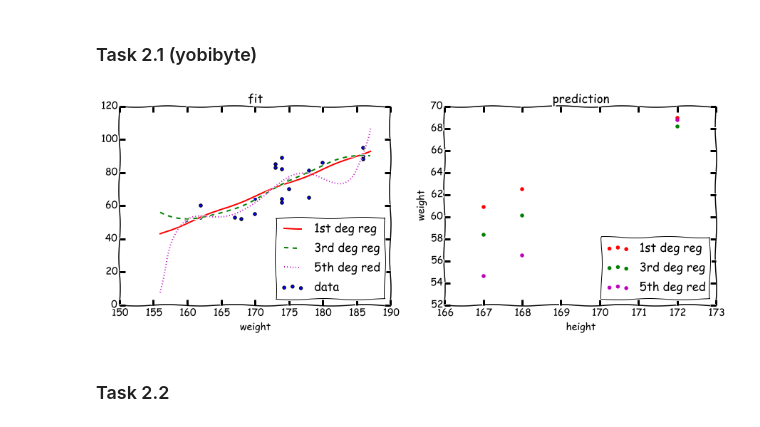
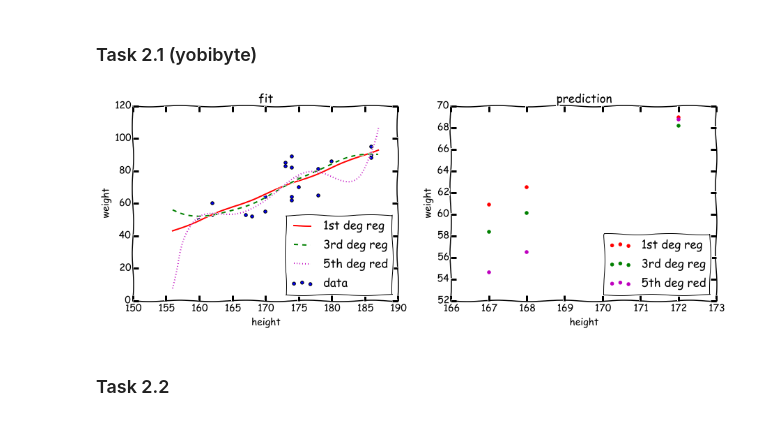
Before and after one commit to liyakun/Pattern-Recognition, a Jupyter notebook: SecondProject/src2.ipynb, the cells around one changed output. Drawn from its saved outputs; the diff is of its cells as text; code cells hidden in the pictures.

```diff
--- a/SecondProject/src2.ipynb
+++ b/SecondProject/src2.ipynb
@@ -45,35 +45,35 @@ hs = np.delete(hs, np.where(ws < 0), None)
 gs = np.delete(gs, np.where(ws < 0), None)
 ws = np.delete(ws, np.where(ws < 0), None)
 
 p = np.poly1d(polyfit(hs,ws,1))
 p3 = np.poly1d(polyfit(hs,ws,3))
 p5 = np.poly1d(polyfit(hs,ws,5))
 xp = np.linspace(156, 187, 100)
 
 colors = ['r'if el=='f' else 'b' for el in gs]
 
 fig,axes = subplots(ncols=2, figsize=(15,5))
 ax = axes[0]
 ax2 = axes[1]
 
 ax.set_title('fit')
 ax.set_xlabel('height')
-ax.set_xlabel('weight')
+ax.set_ylabel('weight')
 ax.scatter(hs, ws, label='data')
 ax.plot(xp, p(xp), '-', label='1st deg reg', color='r')
 ax.plot(xp, p3(xp), '--', label='3rd deg reg',color='g')
 ax.plot(xp, p5(xp), ':', label='5th deg red',color='m')
 legend = ax.legend(loc='lower right')
 
 ax2.set_ylabel('weight')
 ax2.set_xlabel('height')
 ax2.set_title('prediction')
 ax2.scatter(hs_t, p(hs_t), label='1st deg reg', color='r')
 ax2.scatter(hs_t, p3(hs_t), label='3rd deg reg',color='g')
 ax2.scatter(hs_t, p5(hs_t), label='5th deg red',color='m')
 legend = ax2.legend(loc='lower right')
 # %% [output]
-[figure, old version]
+[figure, new version]
 # %% [markdown]
 ### Task 2.2
 # %%
```
